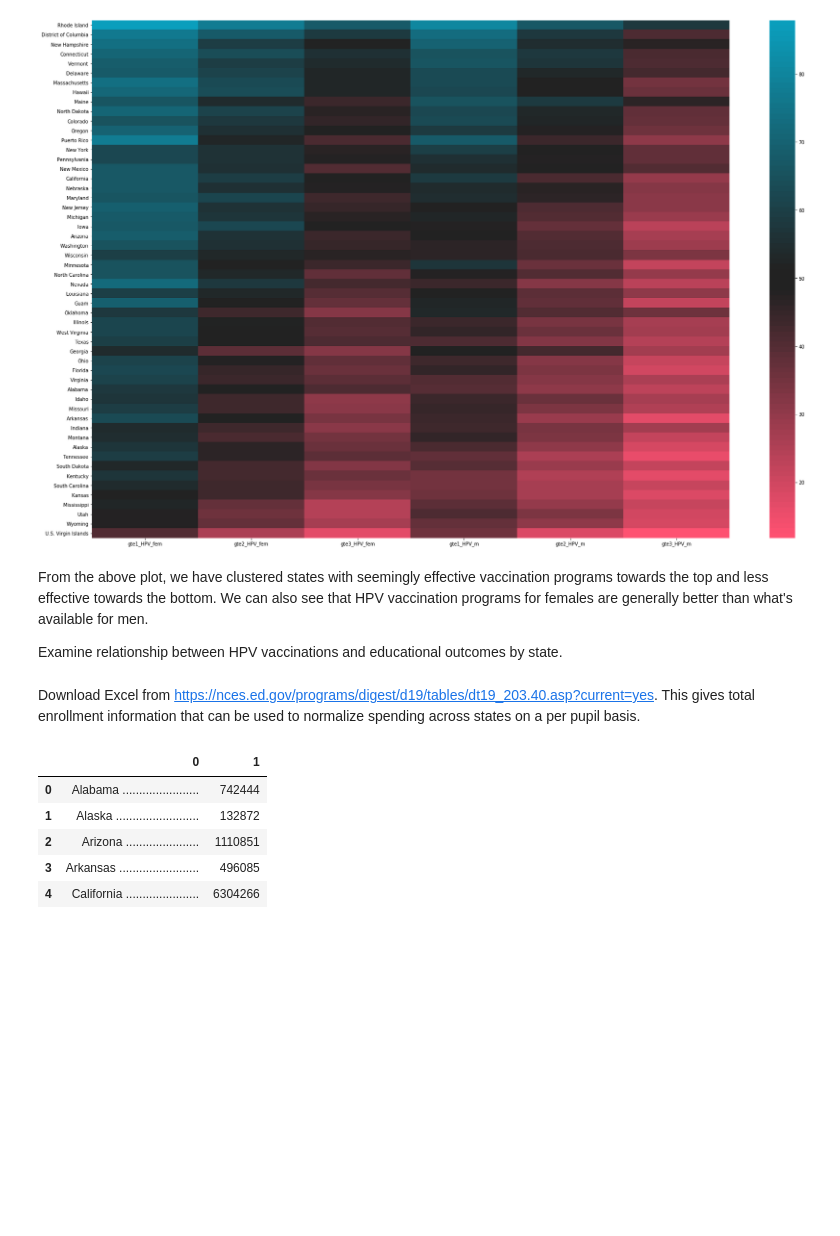
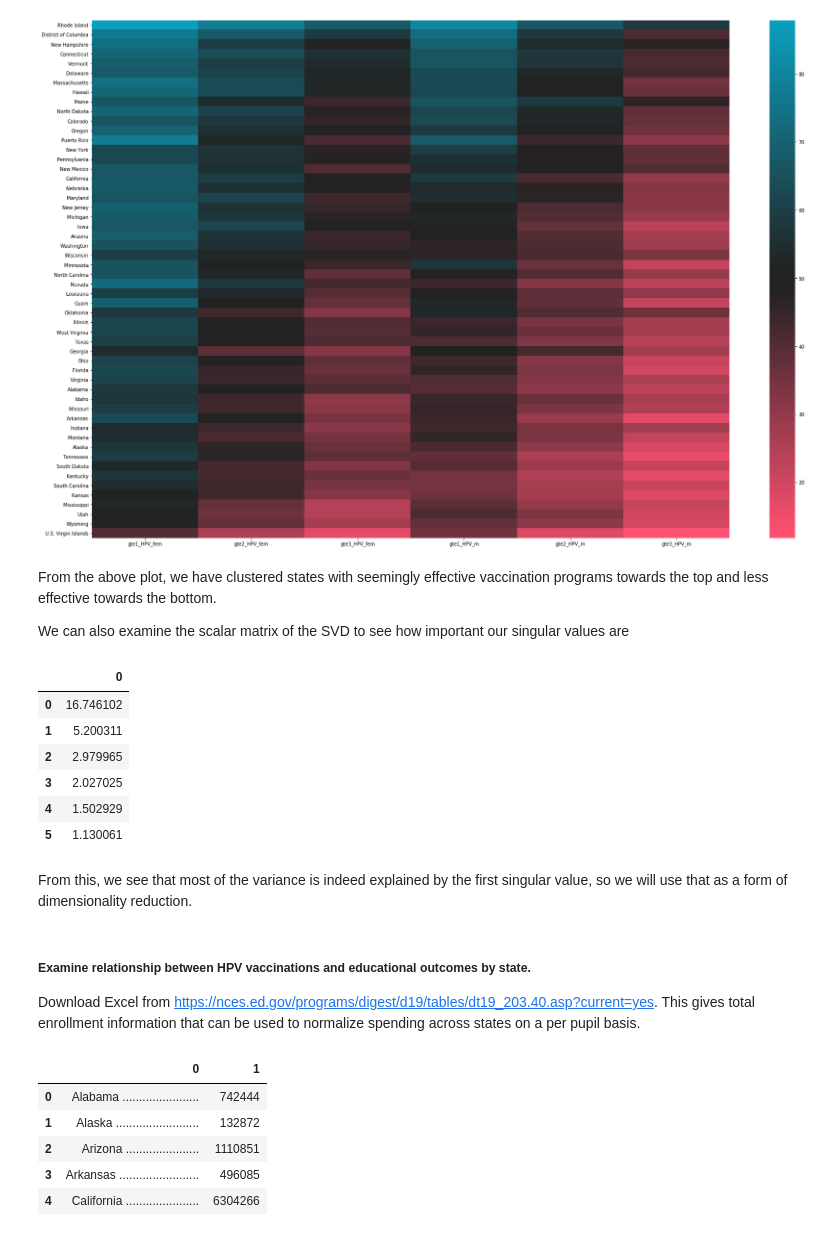
Before and after one commit to SpacemanSpiff7/BMI_stats_FinalProject, a Jupyter notebook: simone_vaccine_data.ipynb, the cells around one changed output. Drawn from its saved outputs; the diff is of its cells as text; code cells hidden in the pictures; blank space fills up the shorter version.

Commit message:
update simone notebook

```diff
--- a/simone_vaccine_data.ipynb
+++ b/simone_vaccine_data.ipynb
@@ -8,7 +8,7 @@ Cleaned headers in Excel. Also removed "Regional", "Total", and redundant territ
 import pandas as pd
 
 #CDC_Vaccine_Data=pd.read_csv('C:\\Users\\Monica\\Desktop\\Biomedical Informatics\\Stats and Probability\\BMI_6106\\final project raw vaccine data.csv', encoding= 'unicode_escape', header=None)
-df = pd.read_csv('/Users/simonelongo/Documents/BMI_6016_Stats/FinalProject/vax_data.csv')
+df = pd.read_csv('vax_data.csv')
 df.head()
 # %% [output]
 |  | HHS Region/State/Territory | gte1_Tdap_pct | gte1_MenACWY | gte1_HPV_fem | gte2_HPV_fem | gte3_HPV_fem | ... |
@@ -94,11 +94,25 @@ sv.plot_mat((sorthpv))
 # %% [output]
 [figure]
 # %% [markdown]
-From the above plot, we have clustered states with seemingly effective vaccination programs towards the top and less effective towards the bottom. We can also see that HPV vaccination programs for females are generally better than what's available for men.
+From the above plot, we have clustered states with seemingly effective vaccination programs towards the top and less effective towards the bottom.
 
 
-Examine relationship between HPV vaccinations and educational outcomes by state.
+We can also examine the scalar matrix of the SVD to see how important our singular values are
+# %%
+svd[1]
+# %% [output]
+|  | 0 |
+| 0 | 16.746102 |
+| 1 | 5.200311 |
+| 2 | 2.979965 |
+| 3 | 2.027025 |
+| 4 | 1.502929 |
+| 5 | 1.130061 |
+# %% [markdown]
+From this, we see that most of the variance is indeed explained by the first singular value, so we will use that as a form of dimensionality reduction.
 # %% [markdown]
+##### Examine relationship between HPV vaccinations and educational outcomes by state.
+
 Download Excel from https://nces.ed.gov/programs/digest/d19/tables/dt19_203.40.asp?current=yes. This gives total enrollment information that can be used to normalize spending across states on a per pupil basis.
 # %%
 # Get total enrollment across states and territories after a little data cleaning
```
Also changed, not shown: parts of 6 cells of this notebook.
